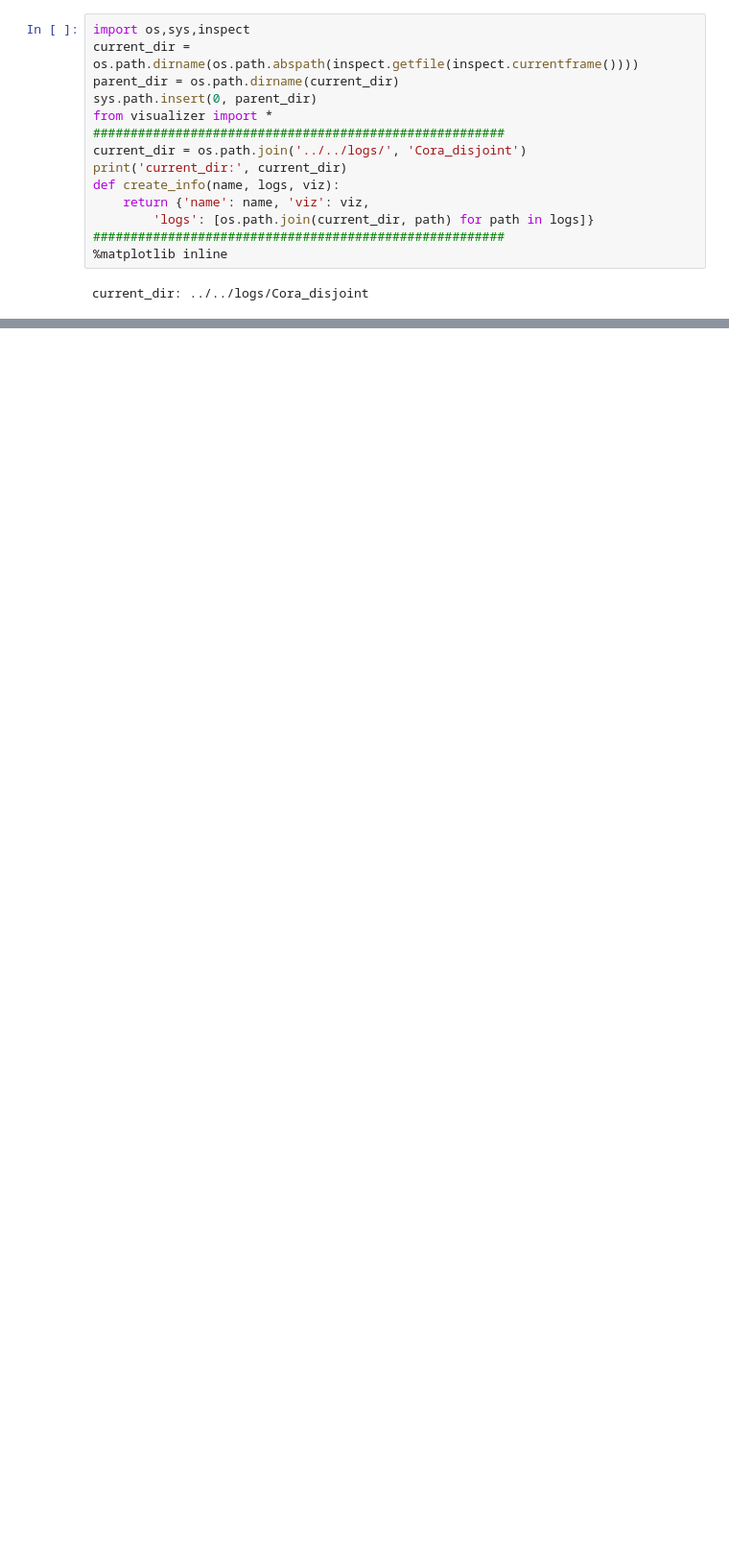
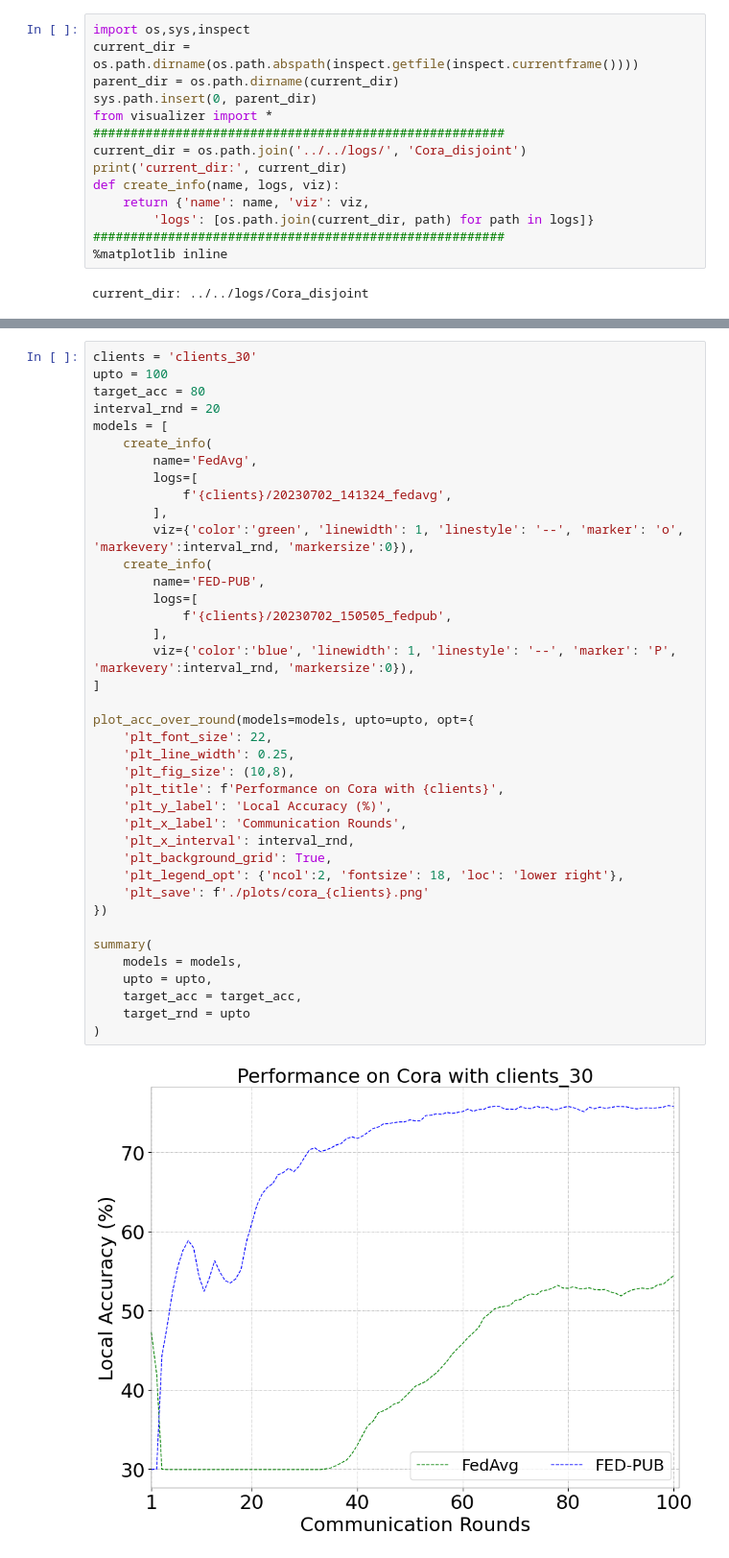
Before and after one commit to JinheonBaek/FED-PUB, a Jupyter notebook: evaluations/analysis.ipynb, the cells around one changed output, grey strips where cells are left out. Shown at 96% size. Cells and saved outputs as stored; diff of their text form; blank space fills up the shorter version.

```diff
--- a/evaluations/analysis.ipynb
+++ b/evaluations/analysis.ipynb
@@ -60,0 +79,41 @@ summary(
+# %%
+clients = 'clients_30'
+upto = 100
+target_acc = 80
+interval_rnd = 20
+models = [
+    create_info(
+        name='FedAvg',
+        logs=[
+            f'{clients}/20230702_141324_fedavg',
+        ],
+        viz={'color':'green', 'linewidth': 1, 'linestyle': '--', 'marker': 'o', 'markevery':interval_rnd, 'markersize':0}),
+    create_info(
+        name='FED-PUB',
+        logs=[
+            f'{clients}/20230702_150505_fedpub',
+        ],
+        viz={'color':'blue', 'linewidth': 1, 'linestyle': '--', 'marker': 'P', 'markevery':interval_rnd, 'markersize':0}),
+]
+
+plot_acc_over_round(models=models, upto=upto, opt={
+    'plt_font_size': 22,
+    'plt_line_width': 0.25,
+    'plt_fig_size': (10,8),
+    'plt_title': f'Performance on Cora with {clients}',
+    'plt_y_label': 'Local Accuracy (%)',
+    'plt_x_label': 'Communication Rounds',
+    'plt_x_interval': interval_rnd,
+    'plt_background_grid': True,
+    'plt_legend_opt': {'ncol':2, 'fontsize': 18, 'loc': 'lower right'},
+    'plt_save': f'./plots/cora_{clients}.png'
+})
+
+summary(
+    models = models,
+    upto = upto,
+    target_acc = target_acc,
+    target_rnd = upto
+)
+# %% [output]
+[figure, added]
```
Also changed, not shown: parts of 3 cells of this notebook, 2 other files.
